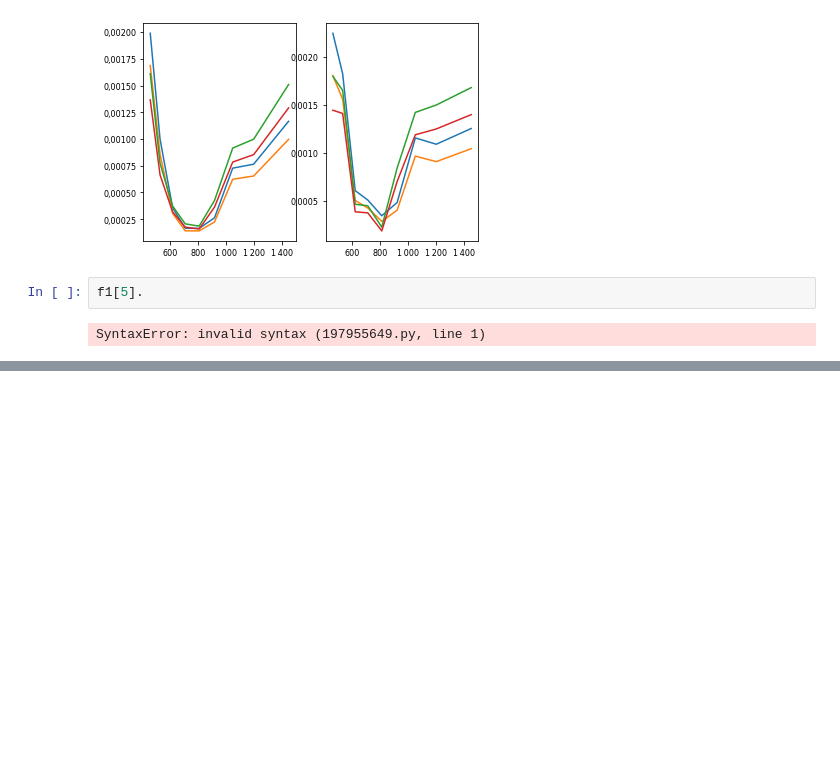
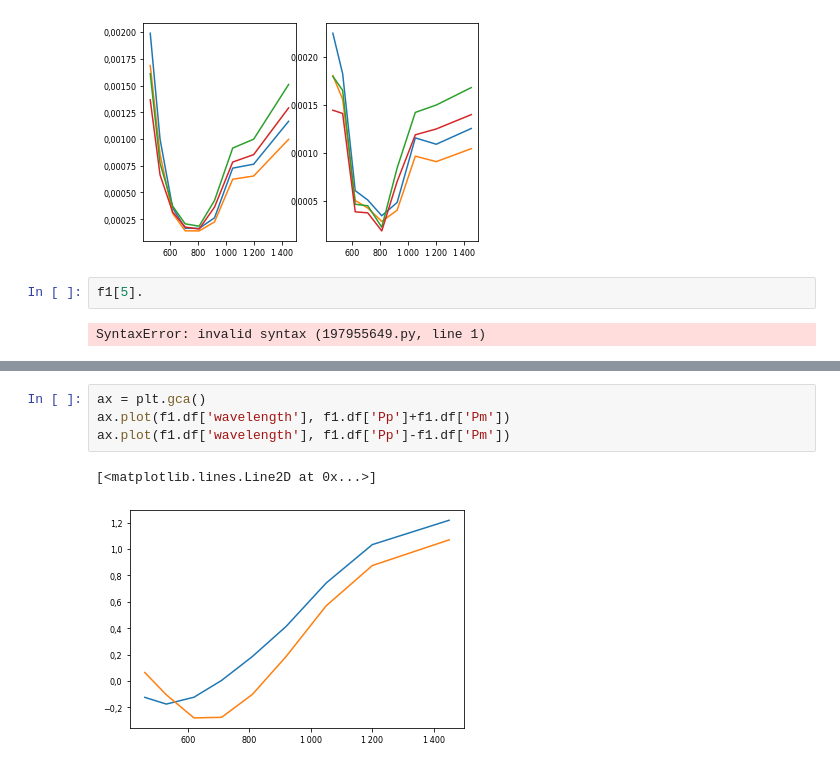
Before and after one commit to vladidobro/thesis, a Jupyter notebook: data/cofe-pmld.ipynb, the cells around one changed output, grey strips where cells are left out. Cells and saved outputs as stored; diff of their text form; blank space fills up the shorter version.

```diff
--- a/data/cofe-pmld.ipynb
+++ b/data/cofe-pmld.ipynb
@@ -122,0 +145,7 @@ print(f2.df['Pim'])
+# %%
+ax = plt.gca()
+ax.plot(f1.df['wavelength'], f1.df['Pp']+f1.df['Pm'])
+ax.plot(f1.df['wavelength'], f1.df['Pp']-f1.df['Pm'])
+# %% [output]
+[<matplotlib.lines.Line2D at 0x...>]
+[figure, added]
```
Also changed, not shown: parts of 4 cells of this notebook, 6 other files.
